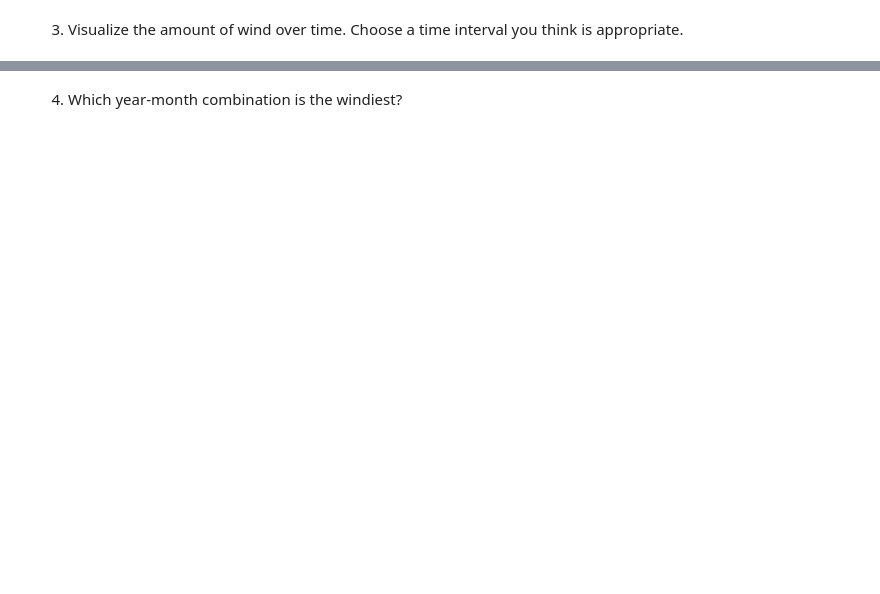
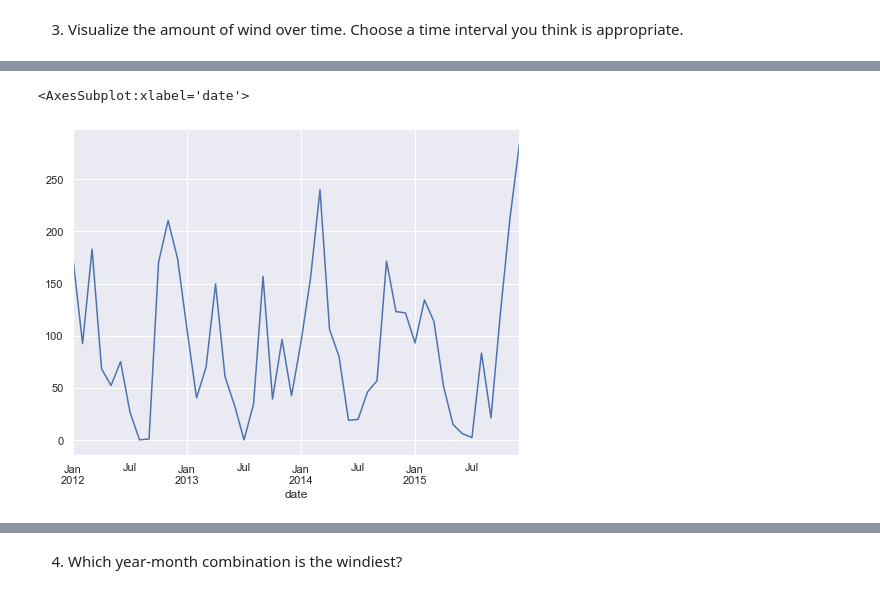
Before and after one commit to Tyler-Applegate/time-series-exercises, a Jupyter notebook: scartchpad.ipynb, the cells around one changed output, grey strips where cells are left out. Drawn from its saved outputs; the diff is of its cells as text; code cells hidden in the pictures; blank space fills up the shorter version.

```diff
--- a/scartchpad.ipynb
+++ b/scartchpad.ipynb
@@ -121,0 +163,7 @@ Use the dataset to answer the following questions:
+# %%
+# Monthly
+seattle_df.resample('M').sum().precipitation.plot()
+# better, but still too noisy maybe
+# %% [output]
+<AxesSubplot:xlabel='date'>
+[figure, added]
```
Also changed, not shown: parts of 18 cells of this notebook.
